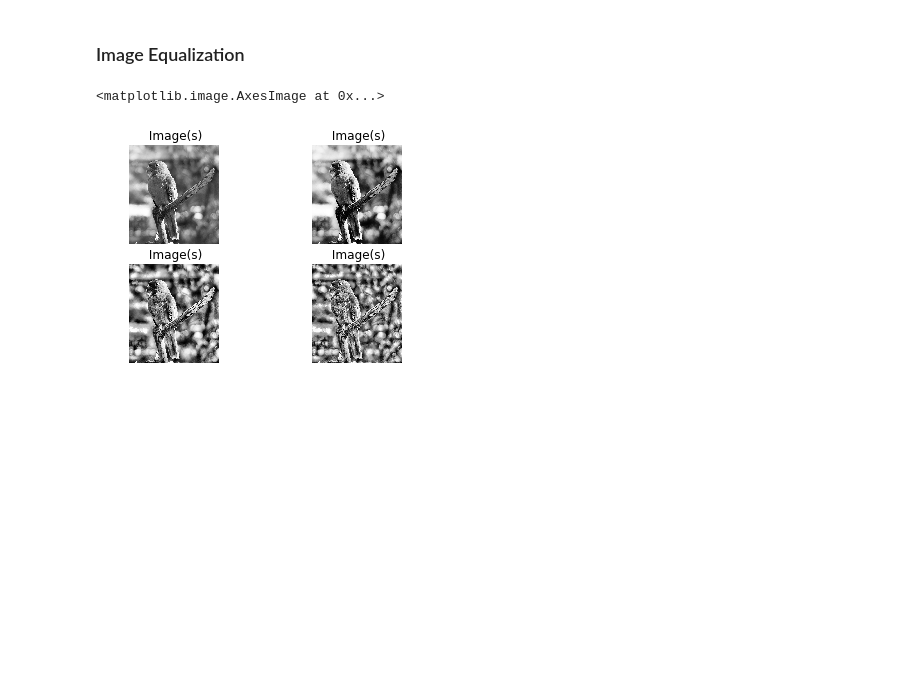
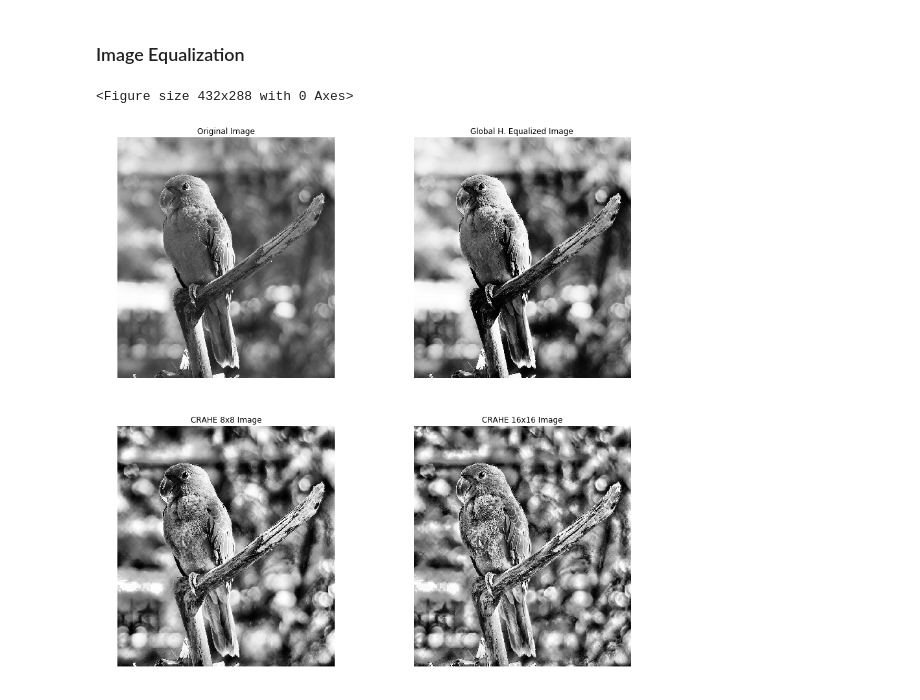
Before and after one commit to labsinaisprojetos/PDI, a Jupyter notebook: 4-Histograms/4-Adaptive-Histogram-Equalization/Adaptive-Histogram-Equalization.ipynb, the cells around one changed output. Drawn from its saved outputs; the diff is of its cells as text; code cells hidden in the pictures; blank space fills up the shorter version.

```diff
--- a/4-Histograms/4-Adaptive-Histogram-Equalization/Adaptive-Histogram-Equalization.ipynb
+++ b/4-Histograms/4-Adaptive-Histogram-Equalization/Adaptive-Histogram-Equalization.ipynb
@@ -35,22 +29,26 @@ image_clahe8_8 = clahe.apply(image)
 clahe = cv.createCLAHE(tileGridSize=(16, 16))
 image_clahe16_16 = clahe.apply(image)
 # %%
-# For plot images
-f, axarr = plt.subplots(2, 2)
+# Plot images
+plt.subplots_adjust(top=0.92, bottom=0.08, left=0.10, right=0.95, hspace=0.25, wspace=0.35)
+f, axarr = plt.subplots(2, 2, figsize=(15, 15))
 axarr[0, 0].axis("off")
-axarr[0, 0].set_title(' Image(s)')
+axarr[0, 0].set_title('Original Image')
 axarr[0, 0].imshow(cv.cvtColor(image, cv.COLOR_GRAY2RGB))
 axarr[0, 1].axis("off")
-axarr[0, 1].set_title(' Image(s)')
+axarr[0, 1].set_title('Global H. Equalized Image')
 axarr[0, 1].imshow(cv.cvtColor(image_eq, cv.COLOR_GRAY2RGB))
 axarr[1, 0].axis("off")
-axarr[1, 0].set_title(' Image(s)')
+axarr[1, 0].set_title('CRAHE 8x8 Image')
 axarr[1, 0].imshow(cv.cvtColor(image_clahe8_8,
                                cv.COLOR_GRAY2RGB))
 axarr[1, 1].axis("off")
-axarr[1, 1].set_title(' Image(s)')
+axarr[1, 1].set_title('CRAHE 16x16 Image')
 axarr[1, 1].imshow(cv.cvtColor(image_clahe16_16,
                                cv.COLOR_GRAY2RGB))
+
+# Save Image
+f.savefig(PATH+'histograms_'+image_name, dpi=100)
 # %% [output]
-<matplotlib.image.AxesImage at 0x...>
+<Figure size 432x288 with 0 Axes>
-[figure, old version]
+[figure, new version]
```
Also changed, not shown: parts of 4 cells of this notebook.
